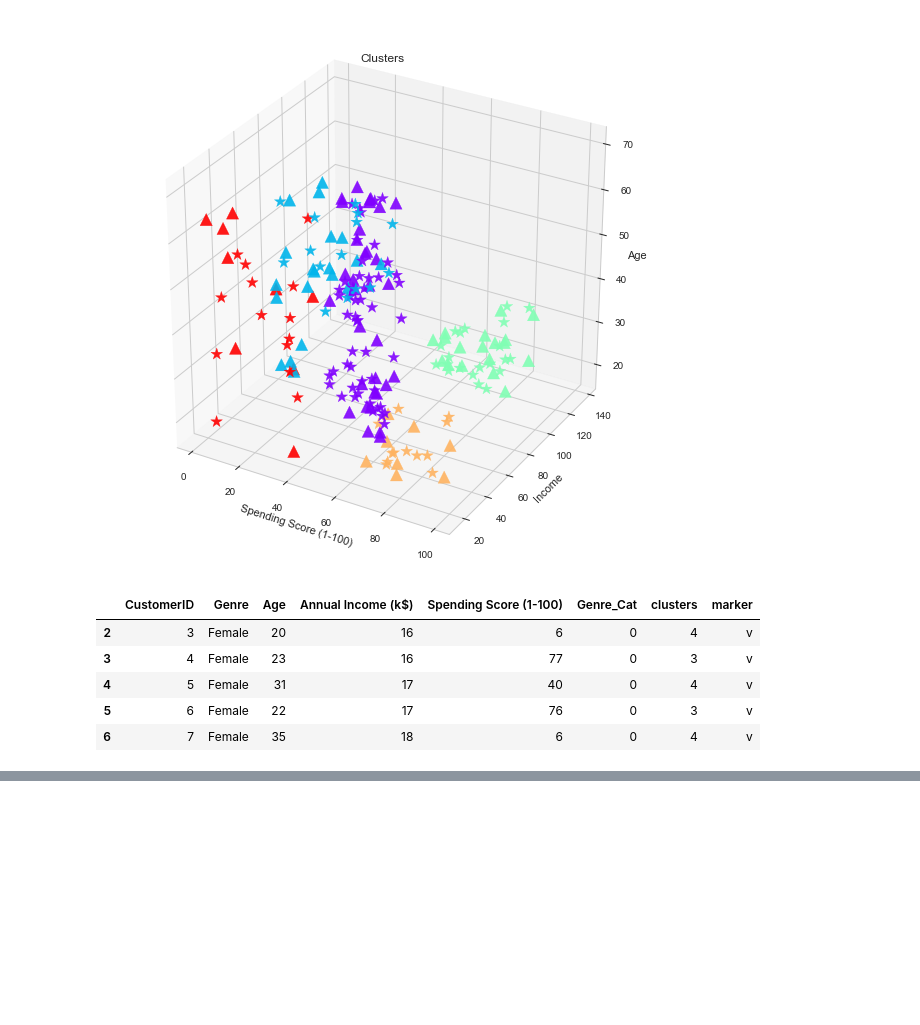
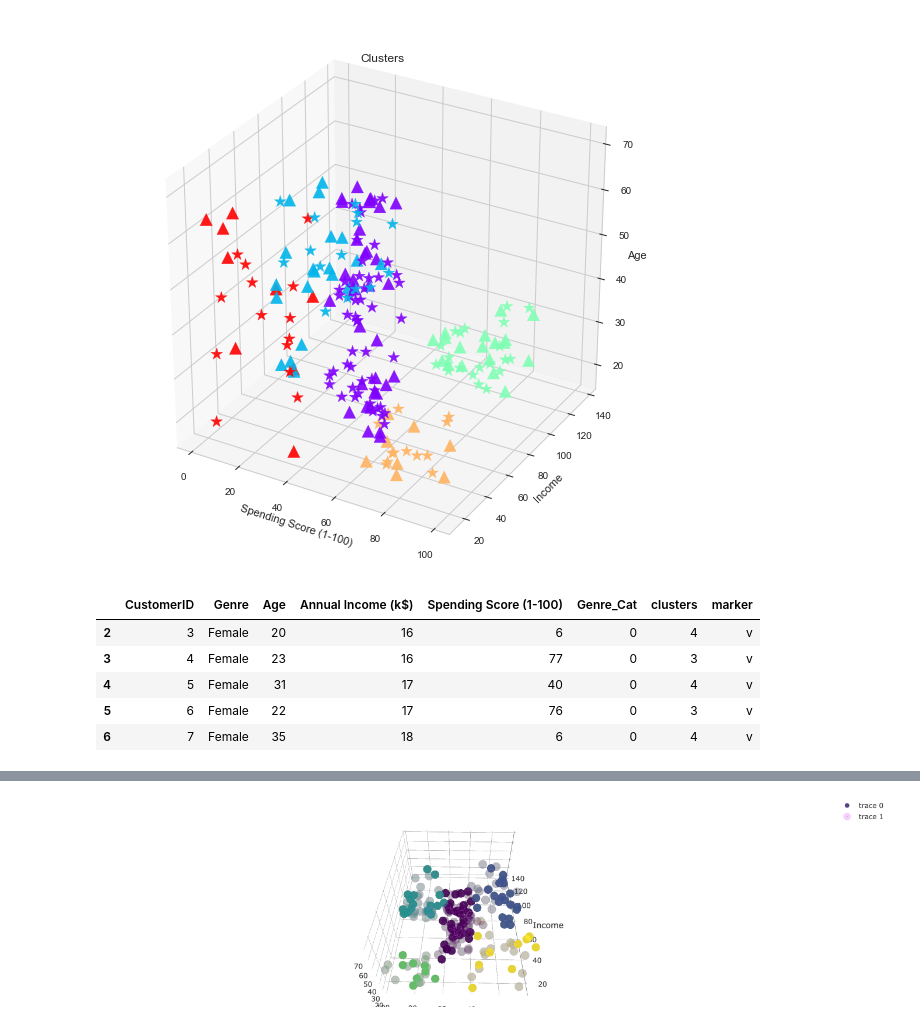
Before and after one commit to jeevankumarr/ml-books, a Jupyter notebook: clustering/Clustering_Notebook.ipynb, the cells around one changed output, grey strips where cells are left out. Drawn from its saved outputs; the diff is of its cells as text; code cells hidden in the pictures; blank space fills up the shorter version.

```diff
--- a/clustering/Clustering_Notebook.ipynb
+++ b/clustering/Clustering_Notebook.ipynb
@@ -297,8 +297,8 @@ for gender in cust_data['Genre'].unique():
 
     mask = cust_data['Genre']==gender
     temp_data = cust_data[mask]
-    x = temp_data['Spending Score (1-100)']
-    y = temp_data['Annual Income (k$)']
+    x = temp_data['Annual Income (k$)']
+    y = temp_data['Spending Score (1-100)']
     z = temp_data['Age']
     c = temp_data["clusters"]
     marker = dict(size=8, color=c, colorscale='Viridis', opacity=opacity)
@@ -306,7 +306,7 @@ for gender in cust_data['Genre'].unique():
     marker['line'] = None if gender == 'Male' else line
     trace = go.Scatter3d(x=x, y=y, z=z, mode='markers', marker=marker)
     traces.append(trace)
-layout = go.Layout(margin=dict( l=0,r=0,b=0,t=0), scene={'xaxis':{'title': 'Spend Score'}, 'yaxis':{'title': 'Income'}, 'zaxis':{'title': 'Age'}})
+layout = go.Layout(margin=dict( l=0,r=0,b=0,t=0), scene={'xaxis':{'title': 'Income'}, 'yaxis':{'title': 'Spend Score'}, 'zaxis':{'title': 'Age'}})
 fig = go.Figure(data=traces, layout=layout)
 po.iplot(fig, filename='3d-scatter-colorscale')
 
@@ -317,0 +317 @@ po.iplot(fig, filename='3d-scatter-colorscale')
+[figure, added]
```
Also changed, not shown: parts of 1 cell of this notebook, 1 other file.
